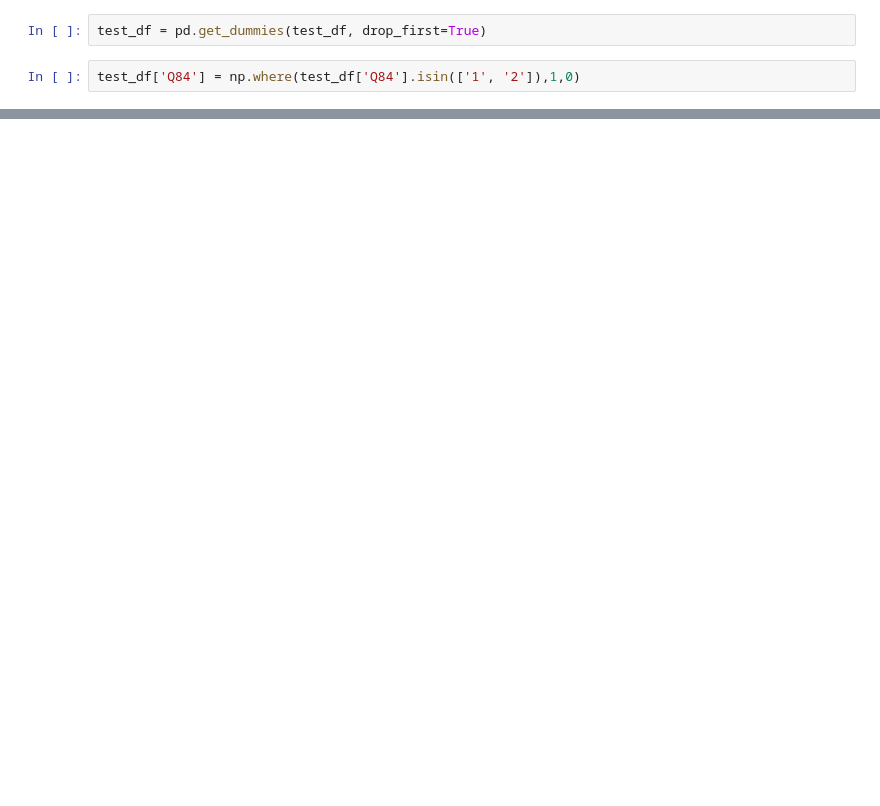
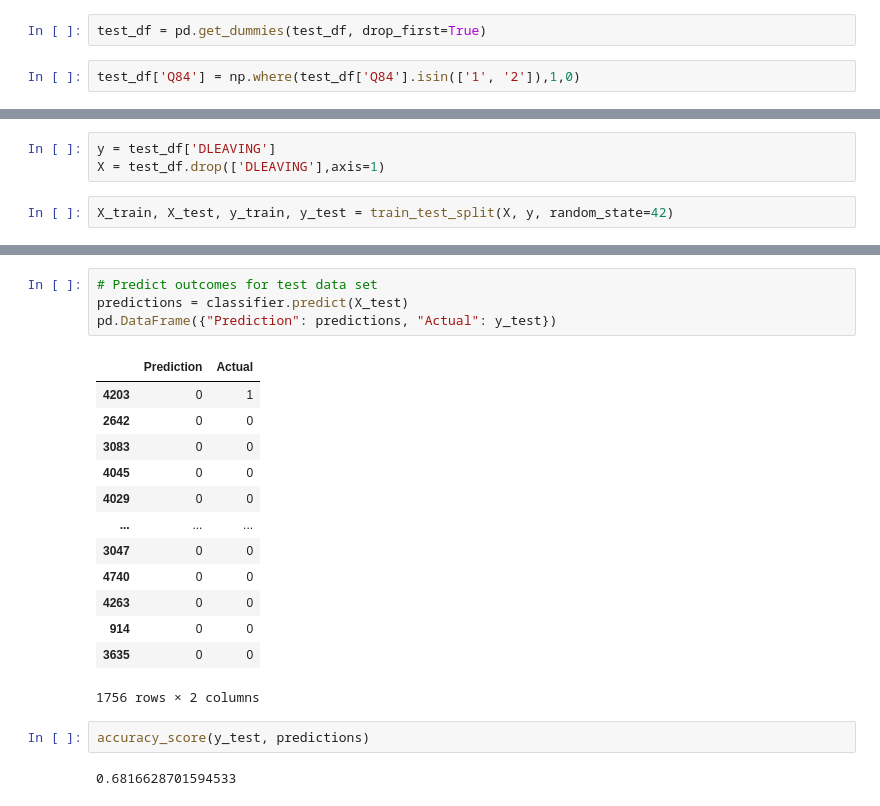
Before and after one commit to SariStormdance/Project_4, a Jupyter notebook: Project_4.ipynb, the cells around one changed output, grey strips where cells are left out. Saved outputs shown, nothing was run; the diff lists cells and outputs as text; blank space fills up the shorter version.

```diff
--- a/Project_4.ipynb
+++ b/Project_4.ipynb
@@ -195,2 +215,7 @@ test_df['DLEAVING']
 7549    1
 Name: DLEAVING, Length: 7022, dtype: int32
+# %%
+y = test_df['DLEAVING']
+X = test_df.drop(['DLEAVING'],axis=1)
+# %%
+X_train, X_test, y_train, y_test = train_test_split(X, y, random_state=42)
@@ -196,0 +239,22 @@ Name: DLEAVING, Length: 7022, dtype: int32
+# %%
+# Predict outcomes for test data set
+predictions = classifier.predict(X_test)
+pd.DataFrame({"Prediction": predictions, "Actual": y_test})
+# %% [output]
+|  | Prediction | Actual |
+| 4203 | 0 | 1 |
+| 2642 | 0 | 0 |
+| 3083 | 0 | 0 |
+| 4045 | 0 | 0 |
+| 4029 | 0 | 0 |
+| ... | ... | ... |
+| 3047 | 0 | 0 |
+| 4740 | 0 | 0 |
+| 4263 | 0 | 0 |
+| 914 | 0 | 0 |
+| 3635 | 0 | 0 |
+1756 rows × 2 columns
+# %%
+accuracy_score(y_test, predictions)
+# %% [output]
+0.6816628701594533
```
Also changed, not shown: parts of 19 cells of this notebook, 1 other file.
